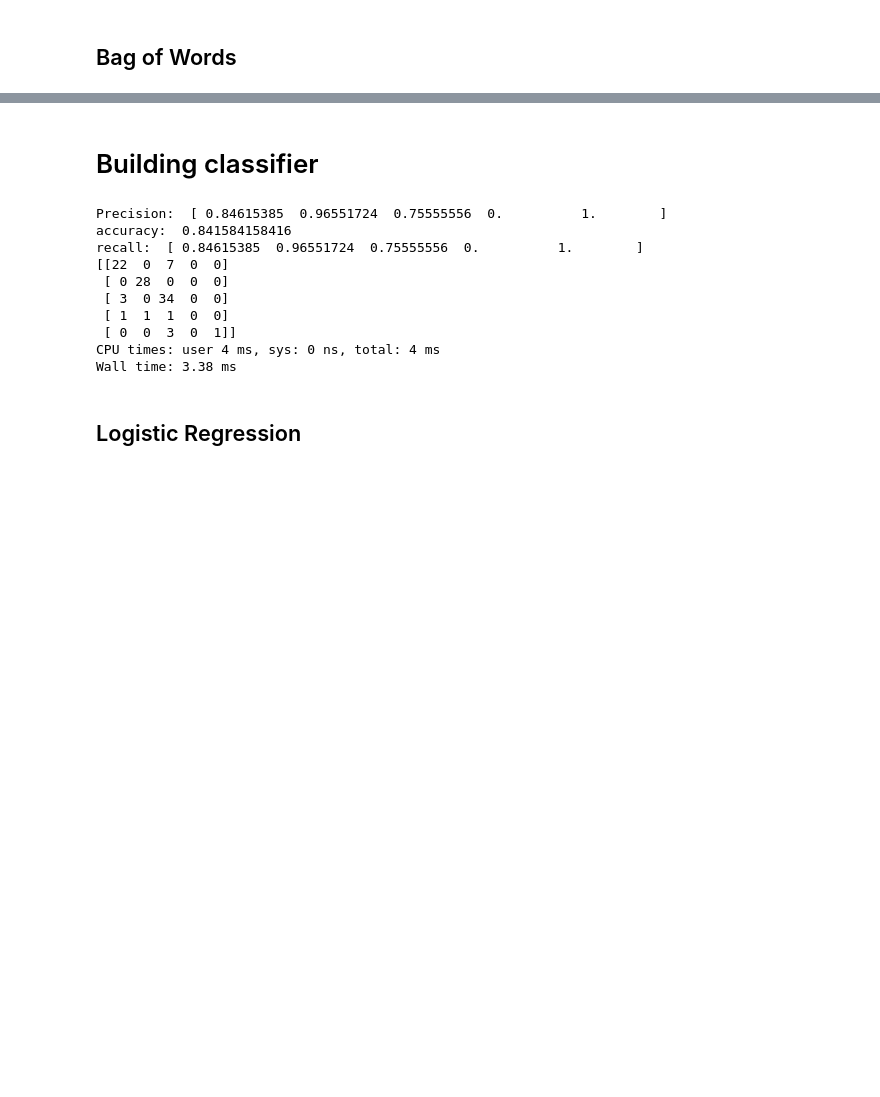
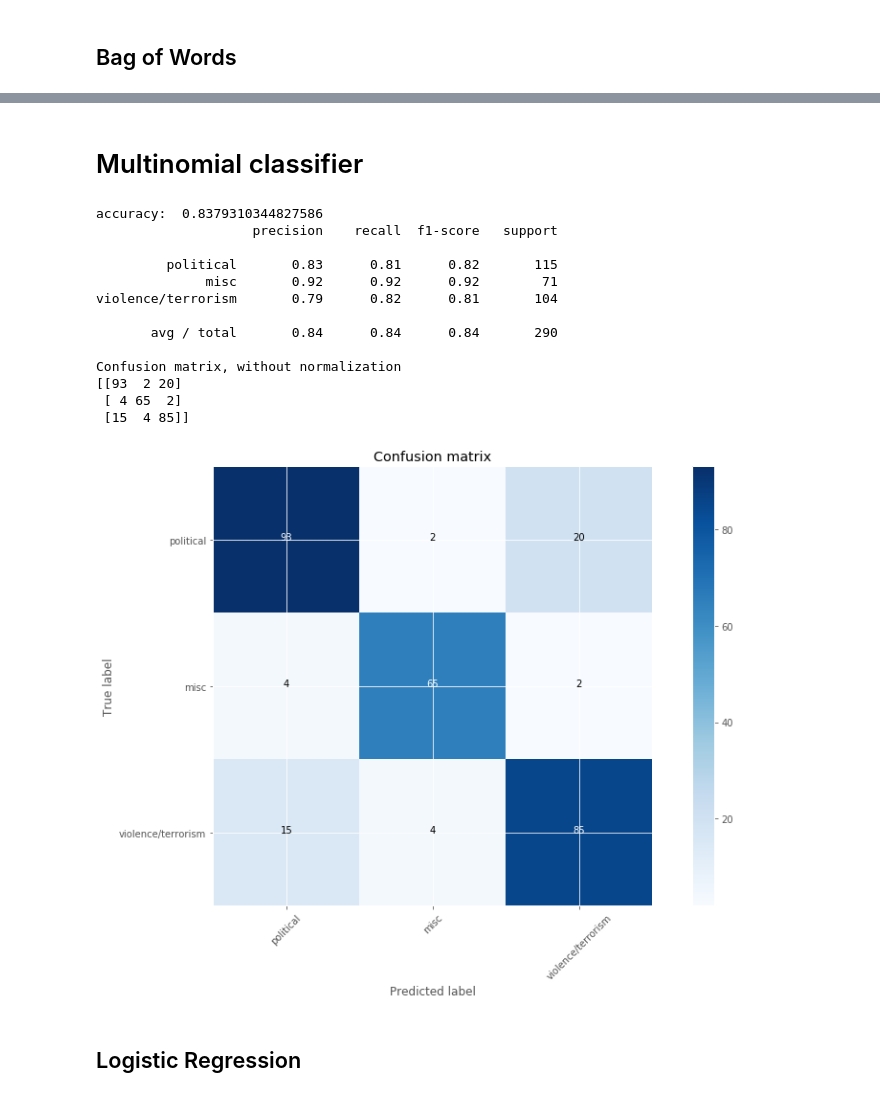
Before and after one commit to YorkUIRLab/eosdb, a Jupyter notebook: experiment/TopicClassificationPrediction.ipynb, the cells around one changed output, grey strips where cells are left out. Drawn from its saved outputs; the diff is of its cells as text; code cells hidden in the pictures; blank space fills up the shorter version.

```diff
--- a/experiment/TopicClassificationPrediction.ipynb
+++ b/experiment/TopicClassificationPrediction.ipynb
@@ -88,38 +211,45 @@ X_test_dtm = vect.transform(X_test)
 # %% [markdown]
-# Building classifier
+# Multinomial classifier
 # %%
-%%time
+
+def multinomial(X_train_dtm, X_test_dtm, y_train, y_test):
+
+    from sklearn.naive_bayes import MultinomialNB
+
+    # Create instance of estimator
+    nb = MultinomialNB()
+    # Train the model
+    nb.fit(X_train_dtm, y_train)
+    # Evaluate
+    y_pred_test = nb.predict(X_test_dtm)
 
 
-from sklearn.naive_bayes import MultinomialNB
+    accuracy = accuracy_score(y_pred=y_pred_test, y_true=y_test)
+    CM = confusion_matrix(y_pred=y_pred_test, y_true=y_test)
+    print('accuracy: ', accuracy)
+    print(metrics.classification_report(y_test, y_pred_test, target_names=list(label_cat.keys())))
 
-# Create instance of estimator
-nb = MultinomialNB()
-# Train the model
-nb.fit(X_train_dtm, y_train)
-# Evaluate
-y_pred_test = nb.predict(X_test_dtm)
-precision = precision_score(y_pred=y_pred_test, y_true=y_test, average=None)
-accuracy = accuracy_score(y_pred=y_pred_test, y_true=y_test)
-recall = precision_score(y_pred=y_pred_test, y_true=y_test, average=None)
-#
-CM = confusion_matrix(y_pred=y_pred_test, y_true=y_test)
-#
-print('Precision: ', precision)
-print('accuracy: ', accuracy)
-print('recall: ', recall)
-print(CM)
+    # Plot normalized confusion matrix
+    plt.figure(figsize=(12,8))
+    plot_confusion_matrix(CM, classes=label_cat.keys(), title='Confusion matrix')
+    plt.show()
+
+multinomial(X_train_dtm, X_test_dtm, y_train, y_test)
 # %% [output]
-Precision:  [ 0.84615385  0.96551724  0.75555556  0.          1.        ]
-accuracy:  0.841584158416
-recall:  [ 0.84615385  0.96551724  0.75555556  0.          1.        ]
-[[22  0  7  0  0]
- [ 0 28  0  0  0]
- [ 3  0 34  0  0]
- [ 1  1  1  0  0]
- [ 0  0  3  0  1]]
-CPU times: user 4 ms, sys: 0 ns, total: 4 ms
-Wall time: 3.38 ms
+accuracy:  0.8379310344827586
+                    precision    recall  f1-score   support
+
+         political       0.83      0.81      0.82       115
+              misc       0.92      0.92      0.92        71
+violence/terrorism       0.79      0.82      0.81       104
+
+       avg / total       0.84      0.84      0.84       290
+
+Confusion matrix, without normalization
+[[93  2 20]
+ [ 4 65  2]
+ [15  4 85]]
+[figure, added]
 # %% [markdown]
 ## Logistic Regression
 # %%
```
Also changed, not shown: parts of 23 cells of this notebook.
